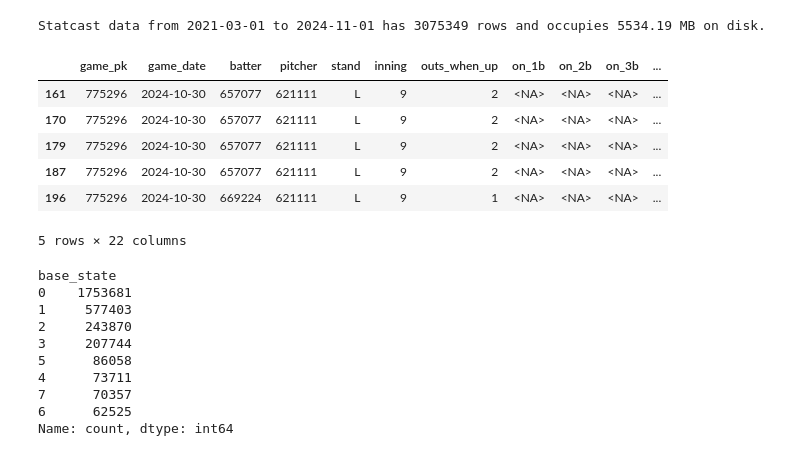
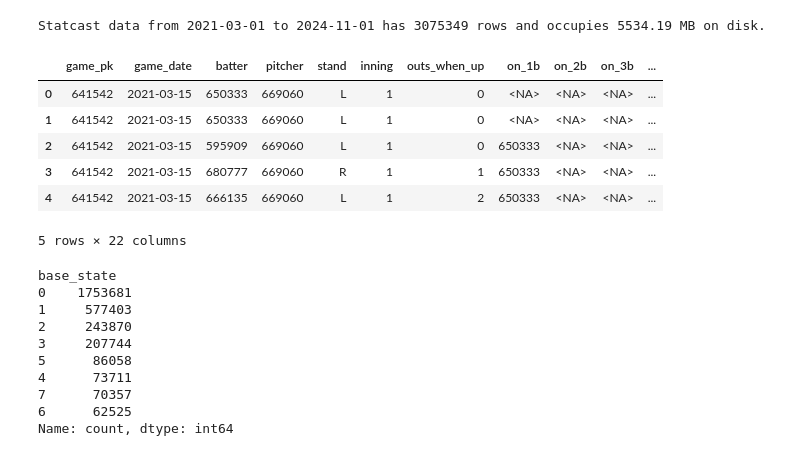
Before and after one commit to nikita-borisov/baseball-data-experiments, a Jupyter notebook: forecast_run_expectancy.ipynb, the cells around one changed output. Drawn from its saved outputs; the diff is of its cells as text; code cells hidden in the pictures.

```diff
--- a/forecast_run_expectancy.ipynb
+++ b/forecast_run_expectancy.ipynb
@@ -93,25 +93,24 @@ NEEDED = [
     "bat_score", "fld_score",
     "events", "description"]
 
-df = df_core[NEEDED].dropna(subset=["batter"]).copy()
+df = df_core[NEEDED].copy()
+
+df = df[::-1].reset_index(drop=True) #df_core is reverse chronological initially
 # %%
 #replace NaN in events with "PA_continues"
 df["events"] = df["events"].fillna("PA_continues")
 
-# Drop missing rows
-df = df.dropna(subset=["batter", "pitcher", "events"])
-
-df.sort_values(["pitcher", "game_date"])
+#df.sort_values(["pitcher", "game_date"])
 
 
 df.head()
 # %% [output]
 |  | game_pk | game_date | batter | pitcher | stand | inning | outs_when_up | on_1b | on_2b | on_3b | ... |
-| 161 | 775296 | 2024-10-30 | 657077 | 621111 | L | 9 | 2 | <NA> | <NA> | <NA> | ... |
-| 170 | 775296 | 2024-10-30 | 657077 | 621111 | L | 9 | 2 | <NA> | <NA> | <NA> | ... |
-| 179 | 775296 | 2024-10-30 | 657077 | 621111 | L | 9 | 2 | <NA> | <NA> | <NA> | ... |
-| 187 | 775296 | 2024-10-30 | 657077 | 621111 | L | 9 | 2 | <NA> | <NA> | <NA> | ... |
-| 196 | 775296 | 2024-10-30 | 669224 | 621111 | L | 9 | 1 | <NA> | <NA> | <NA> | ... |
+| 0 | 641542 | 2021-03-15 | 650333 | 669060 | L | 1 | 0 | <NA> | <NA> | <NA> | ... |
+| 1 | 641542 | 2021-03-15 | 650333 | 669060 | L | 1 | 0 | <NA> | <NA> | <NA> | ... |
+| 2 | 641542 | 2021-03-15 | 595909 | 669060 | L | 1 | 0 | 650333 | <NA> | <NA> | ... |
+| 3 | 641542 | 2021-03-15 | 680777 | 669060 | R | 1 | 1 | 650333 | <NA> | <NA> | ... |
+| 4 | 641542 | 2021-03-15 | 666135 | 669060 | L | 1 | 2 | 650333 | <NA> | <NA> | ... |
 5 rows × 22 columns
 # %%
 #encode base states via bitmasking
```
Also changed, not shown: parts of 18 cells of this notebook.
